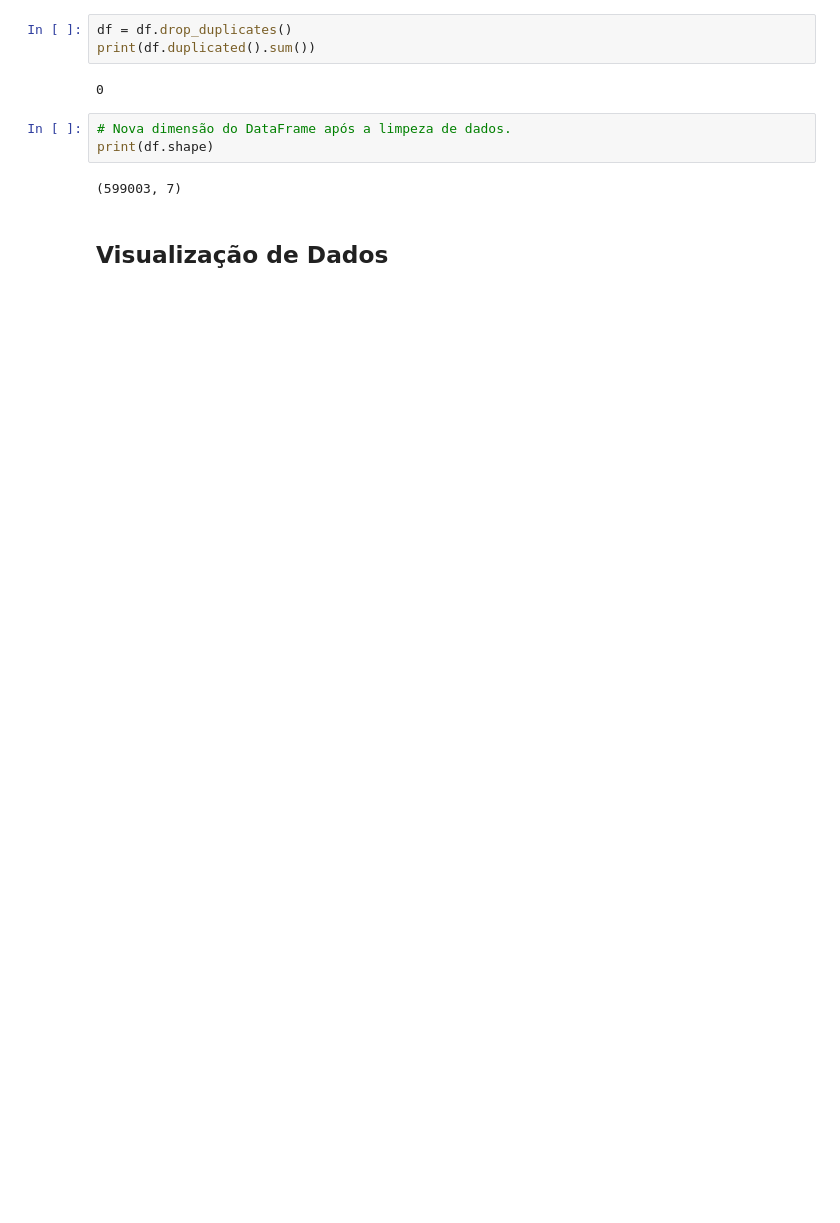
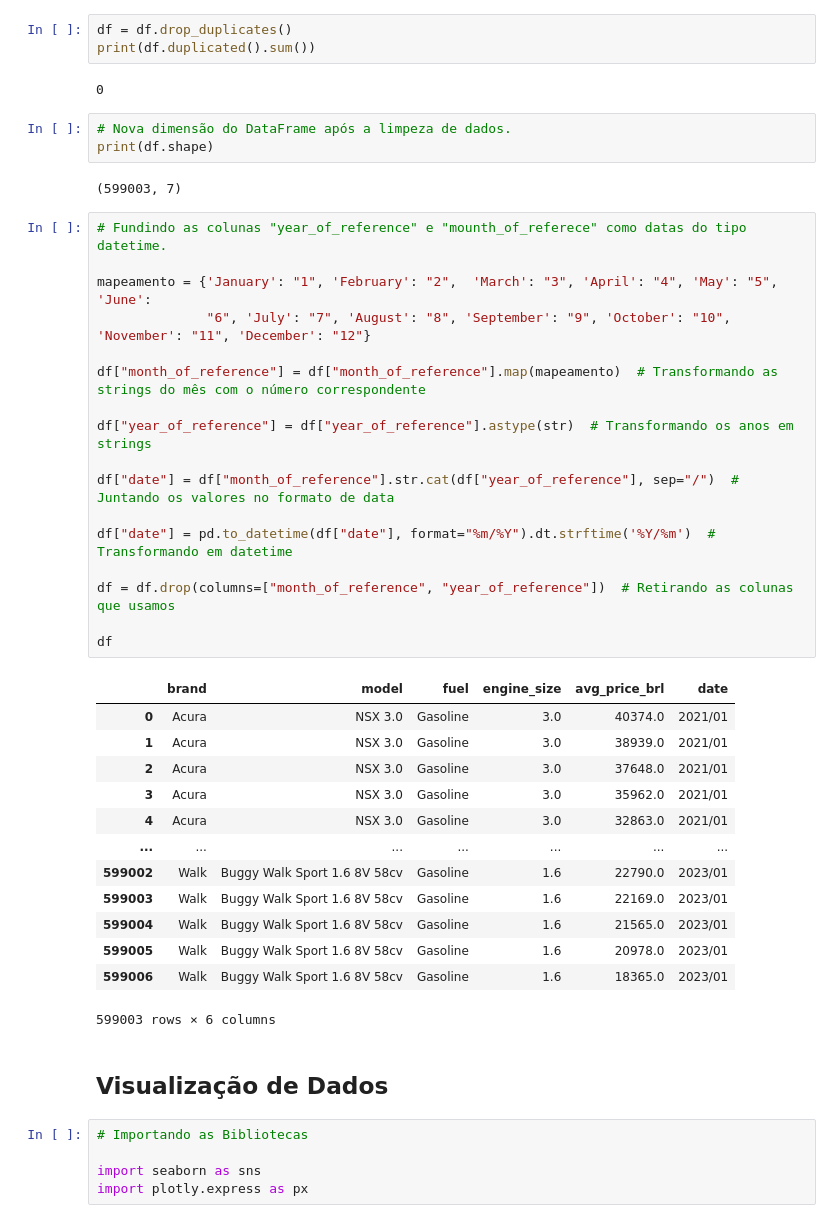
Before and after one commit to GvFreitas1/ListasdeExercicios-CursodePython2022, a Jupyter notebook: Projeto Final - Grupo 4/Análise de Dados - Preco dos Carros BR.ipynb, the cells around one changed output. Drawn from its saved outputs; the diff is of its cells as text; blank space fills up the shorter version.

```diff
--- a/Projeto Final - Grupo 4/Análise de Dados - Preco dos Carros BR.ipynb
+++ b/Projeto Final - Grupo 4/Análise de Dados - Preco dos Carros BR.ipynb
@@ -87,5 +87,41 @@ print(df.duplicated().sum())
 print(df.shape)
 # %% [output]
 (599003, 7)
+# %%
+# Fundindo as colunas "year_of_reference" e "mounth_of_referece" como datas do tipo datetime.
+
+mapeamento = {'January': "1", 'February': "2",  'March': "3", 'April': "4", 'May': "5", 'June':
+              "6", 'July': "7", 'August': "8", 'September': "9", 'October': "10", 'November': "11", 'December': "12"}
+
+df["month_of_reference"] = df["month_of_reference"].map(mapeamento)  # Transformando as strings do mês com o número correspondente
+
+df["year_of_reference"] = df["year_of_reference"].astype(str)  # Transformando os anos em strings
+
+df["date"] = df["month_of_reference"].str.cat(df["year_of_reference"], sep="/")  # Juntando os valores no formato de data
+
+df["date"] = pd.to_datetime(df["date"], format="%m/%Y").dt.strftime('%Y/%m')  # Transformando em datetime
+
+df = df.drop(columns=["month_of_reference", "year_of_reference"])  # Retirando as colunas que usamos
+
+df
+# %% [output]
+|  | brand | model | fuel | engine_size | avg_price_brl | date |
+| 0 | Acura | NSX 3.0 | Gasoline | 3.0 | 40374.0 | 2021/01 |
+| 1 | Acura | NSX 3.0 | Gasoline | 3.0 | 38939.0 | 2021/01 |
+| 2 | Acura | NSX 3.0 | Gasoline | 3.0 | 37648.0 | 2021/01 |
+| 3 | Acura | NSX 3.0 | Gasoline | 3.0 | 35962.0 | 2021/01 |
+| 4 | Acura | NSX 3.0 | Gasoline | 3.0 | 32863.0 | 2021/01 |
+| ... | ... | ... | ... | ... | ... | ... |
+| 599002 | Walk | Buggy Walk Sport 1.6 8V 58cv | Gasoline | 1.6 | 22790.0 | 2023/01 |
+| 599003 | Walk | Buggy Walk Sport 1.6 8V 58cv | Gasoline | 1.6 | 22169.0 | 2023/01 |
+| 599004 | Walk | Buggy Walk Sport 1.6 8V 58cv | Gasoline | 1.6 | 21565.0 | 2023/01 |
+| 599005 | Walk | Buggy Walk Sport 1.6 8V 58cv | Gasoline | 1.6 | 20978.0 | 2023/01 |
+| 599006 | Walk | Buggy Walk Sport 1.6 8V 58cv | Gasoline | 1.6 | 18365.0 | 2023/01 |
+599003 rows × 6 columns
 # %% [markdown]
 ## Visualização de Dados
+# %%
+# Importando as Bibliotecas
+
+import seaborn as sns
+import plotly.express as px
```
Also changed, not shown: parts of 4 cells of this notebook.
